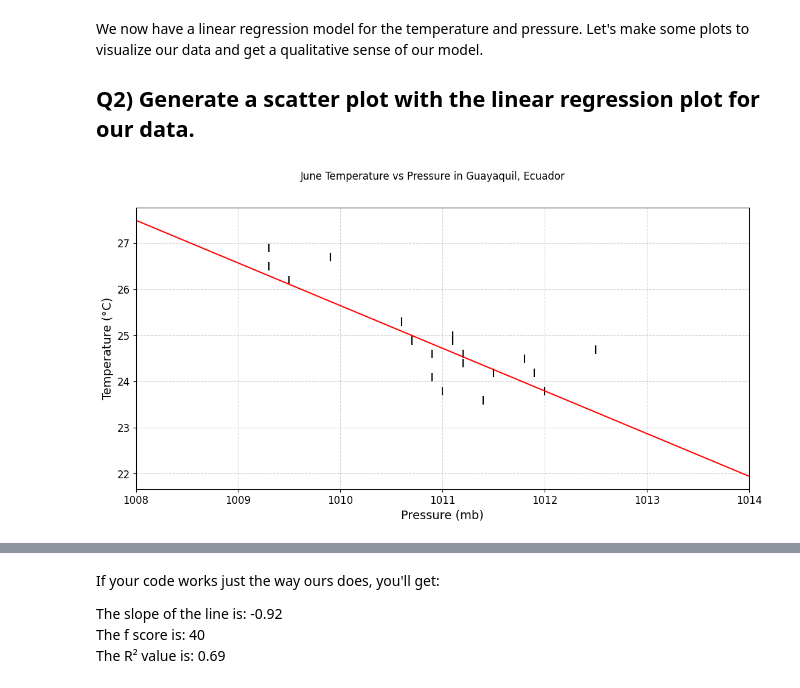
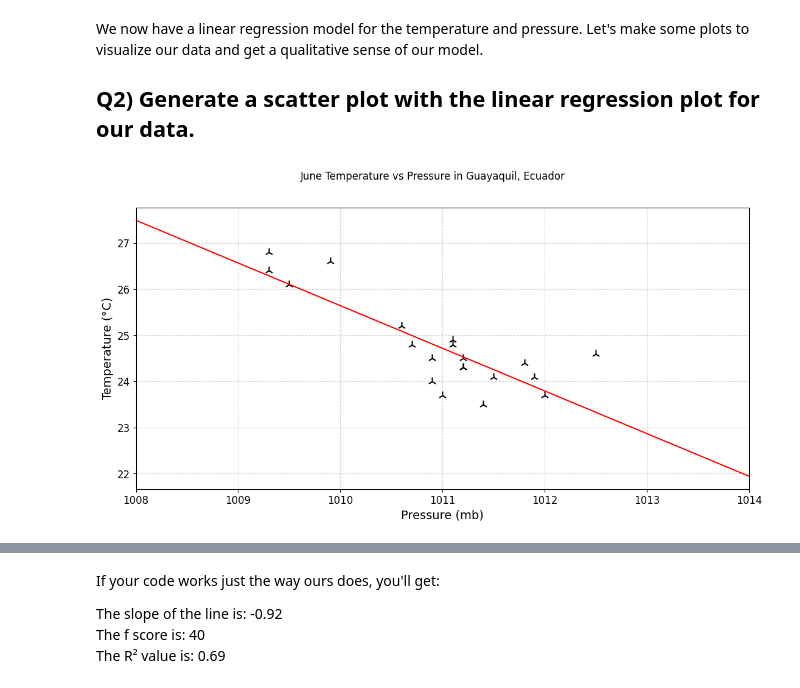
Before and after one commit to adrienabbet/2025_ML_EES, a Jupyter notebook: notebook_ml/S1_3_Statistical_Forecasting.ipynb, the cells around one changed output, grey strips where cells are left out. Cells and saved outputs as stored; diff of their text form; code cells hidden in the pictures.

```diff
--- a/notebook_ml/S1_3_Statistical_Forecasting.ipynb
+++ b/notebook_ml/S1_3_Statistical_Forecasting.ipynb
@@ -134,35 +134,35 @@ ax.set_ylabel("Temperature (°C)")
 
 ax.scatter(pressure, # X values
            temperature, # y values
            color = 'black', # Color
            s = 100, # Marker size
-           marker = 2) # Marker style
+           marker = '2') # Marker style
 
 
 '''----------------------------------------------------------------------------
 Now, let's plot the line we fit to the datapoints
 ----------------------------------------------------------------------------'''
 # Make a 100 point linspace array between 1008 and 1014 and store it in reg_x.
 # Reshape it to (-1,1). Hint: numpy has a linear space generator
 reg_x = np.linspace(1008, # Start
                         1014,     # Stop
                         100,      # Number of Points
                         ).reshape(-1,1) # Reshape to row=sample, col=feature
 
 # Let's produce a set of predictions from our linear space array.
 reg_y = lin_reg.predict(reg_x)
 
 # Let's plot the regression line using reg_x and reg_y. Set the color to red and
 # the linewidth to 1.5
 ax.plot(reg_x, # X
         reg_y, # y
         color = 'red', # Color
         linewidth = 1.5) # Linewidth
 
 ax.autoscale(axis='x', tight=True)
 ax.grid(True, linestyle='--', color='gray', alpha=0.35)
 # %% [output]
-[figure, old version]
+[figure, new version]
 # %% [markdown]
 We now have a qualitative verification of our model! Your figure should look similar to this one:
 
```
Also changed, not shown: parts of 7 cells of this notebook.
